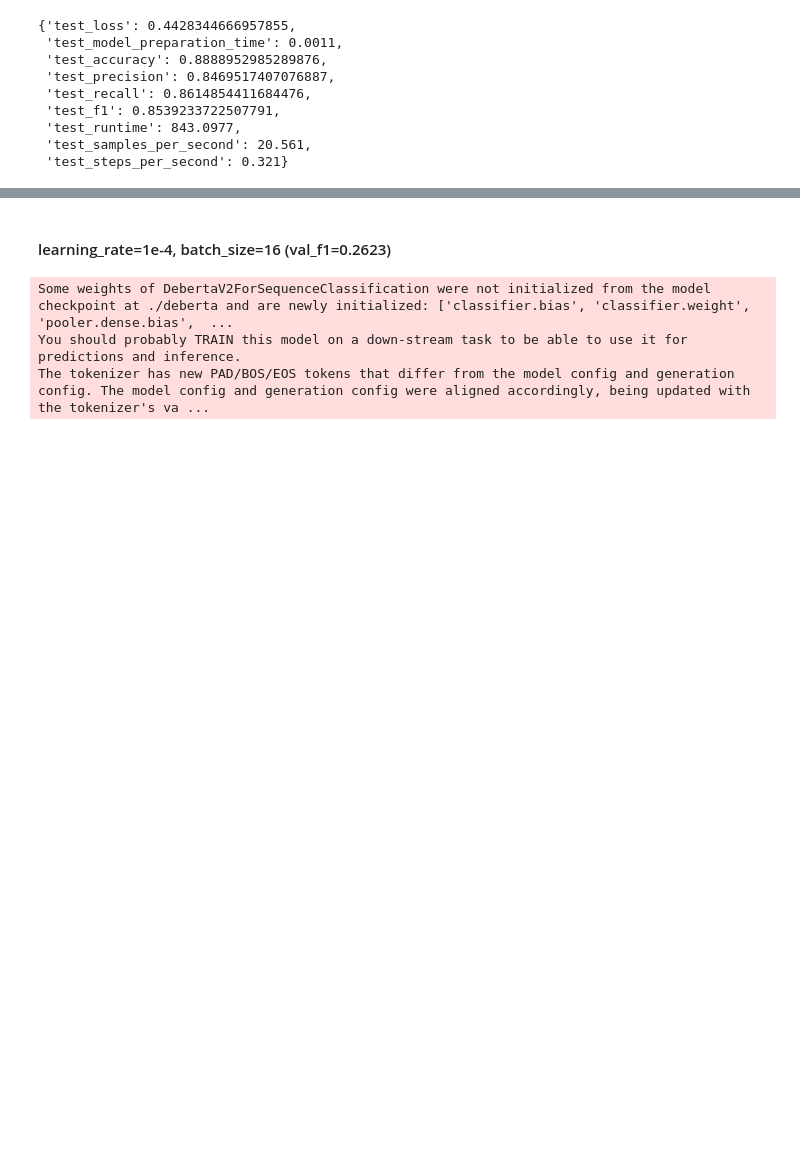
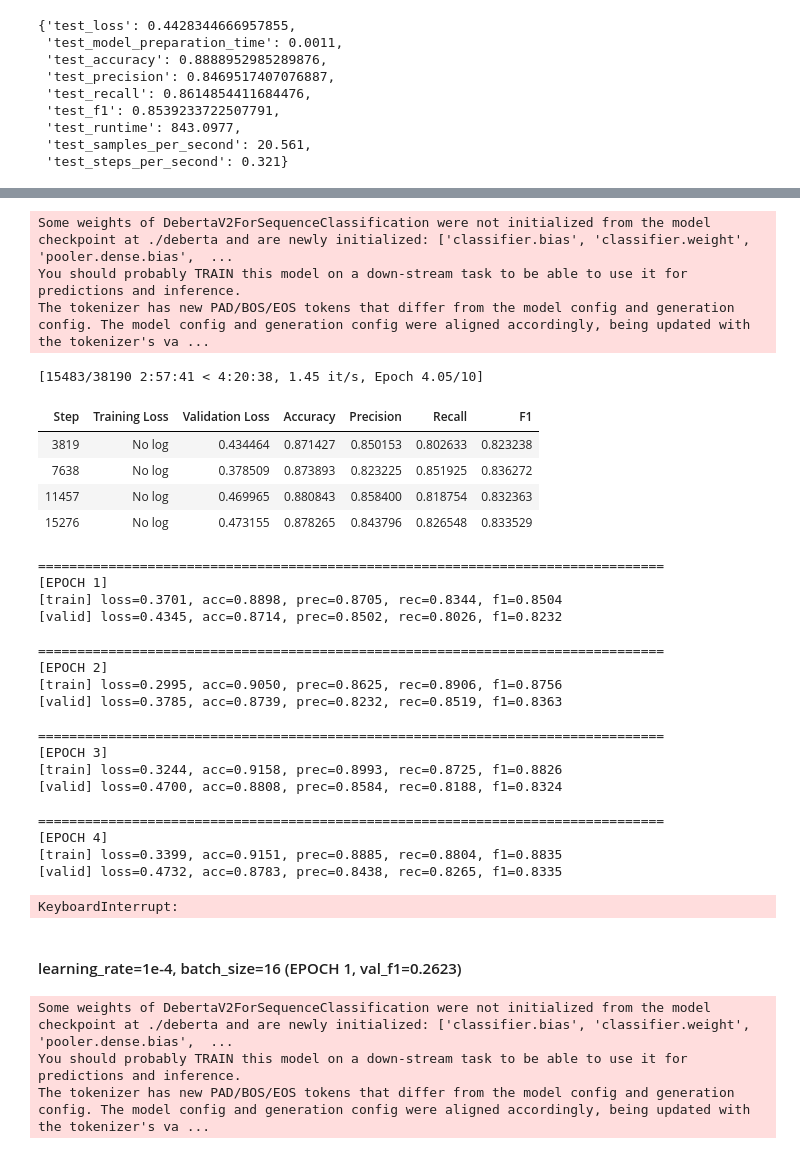
Before and after one commit to bugoverdose/dl-twitter-crisis, a Jupyter notebook: crisis_bench_jinwoo.ipynb, the cells around one changed output, grey strips where cells are left out. Drawn from its saved outputs; the diff is of its cells as text; code cells hidden in the pictures; blank space fills up the shorter version.

```diff
--- a/crisis_bench_jinwoo.ipynb
+++ b/crisis_bench_jinwoo.ipynb
@@ -2272,5 +2542,37 @@ load_and_test_eval("./deberta-v3-crisis/batchsize16/checkpoint-11457")
+# %%
+trainer = train(epoch=10, learning_rate=5e-5, batch_size=16, output_dir="./deberta-v3-crisis/batchsize16_lr5e5")
+# %% [output]
+Some weights of DebertaV2ForSequenceClassification were not initialized from the model checkpoint at ./deberta and are newly initialized: ['classifier.bias', 'classifier.weight', 'pooler.dense.bias',  ...
+You should probably TRAIN this model on a down-stream task to be able to use it for predictions and inference.
+The tokenizer has new PAD/BOS/EOS tokens that differ from the model config and generation config. The model config and generation config were aligned accordingly, being updated with the tokenizer's va ...
+[15483/38190 2:57:41 < 4:20:38, 1.45 it/s, Epoch 4.05/10]
+| Step | Training Loss | Validation Loss | Accuracy | Precision | Recall | F1 |
+| 3819 | No log | 0.434464 | 0.871427 | 0.850153 | 0.802633 | 0.823238 |
+| 7638 | No log | 0.378509 | 0.873893 | 0.823225 | 0.851925 | 0.836272 |
+| 11457 | No log | 0.469965 | 0.880843 | 0.858400 | 0.818754 | 0.832363 |
+| 15276 | No log | 0.473155 | 0.878265 | 0.843796 | 0.826548 | 0.833529 |
+================================================================================
+[EPOCH 1]
+[train] loss=0.3701, acc=0.8898, prec=0.8705, rec=0.8344, f1=0.8504
+[valid] loss=0.4345, acc=0.8714, prec=0.8502, rec=0.8026, f1=0.8232
+
+================================================================================
+[EPOCH 2]
+[train] loss=0.2995, acc=0.9050, prec=0.8625, rec=0.8906, f1=0.8756
+[valid] loss=0.3785, acc=0.8739, prec=0.8232, rec=0.8519, f1=0.8363
+
+================================================================================
+[EPOCH 3]
+[train] loss=0.3244, acc=0.9158, prec=0.8993, rec=0.8725, f1=0.8826
+[valid] loss=0.4700, acc=0.8808, prec=0.8584, rec=0.8188, f1=0.8324
+
+================================================================================
+[EPOCH 4]
+[train] loss=0.3399, acc=0.9151, prec=0.8885, rec=0.8804, f1=0.8835
+[valid] loss=0.4732, acc=0.8783, prec=0.8438, rec=0.8265, f1=0.8335
+KeyboardInterrupt:
 # %% [markdown]
-#### learning_rate=1e-4, batch_size=16 (val_f1=0.2623)
+#### learning_rate=1e-4, batch_size=16 (EPOCH 1, val_f1=0.2623)
 # %%
 trainer = train(epoch=5, learning_rate=1e-4, batch_size=16, output_dir="./deberta-v3-crisis/batchsize16_lr1e4")
 
```
Also changed, not shown: parts of 44 cells of this notebook, 3 other files.
